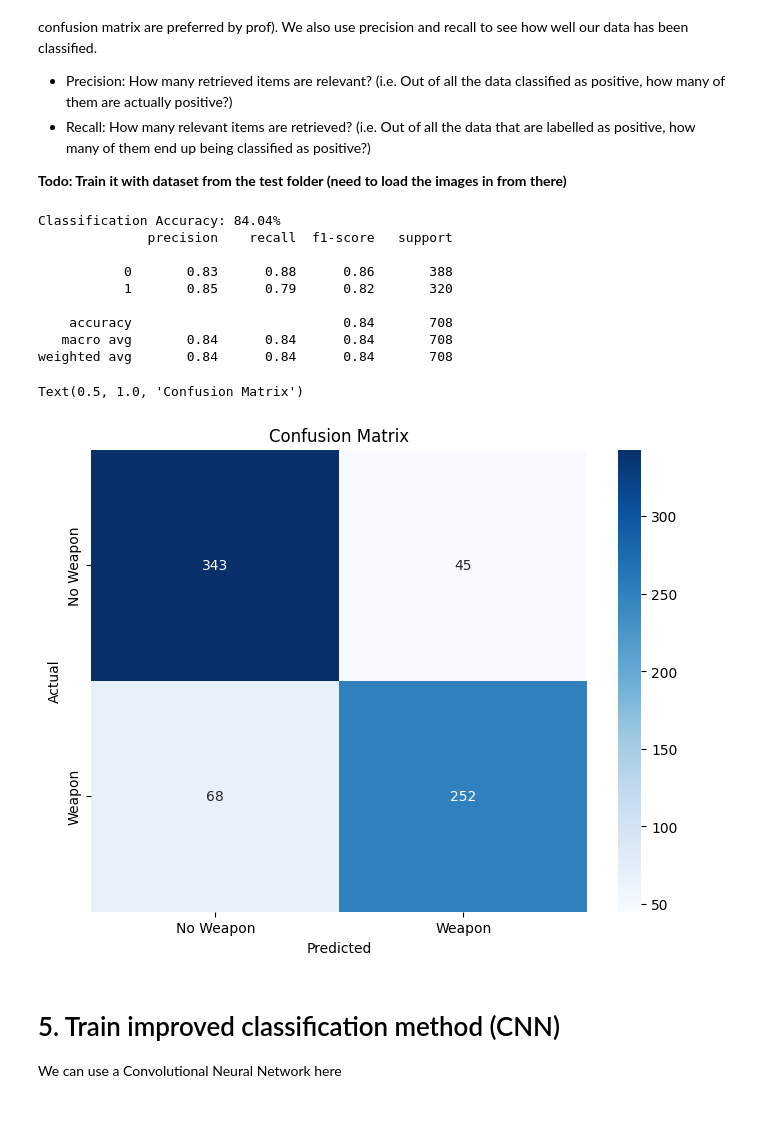
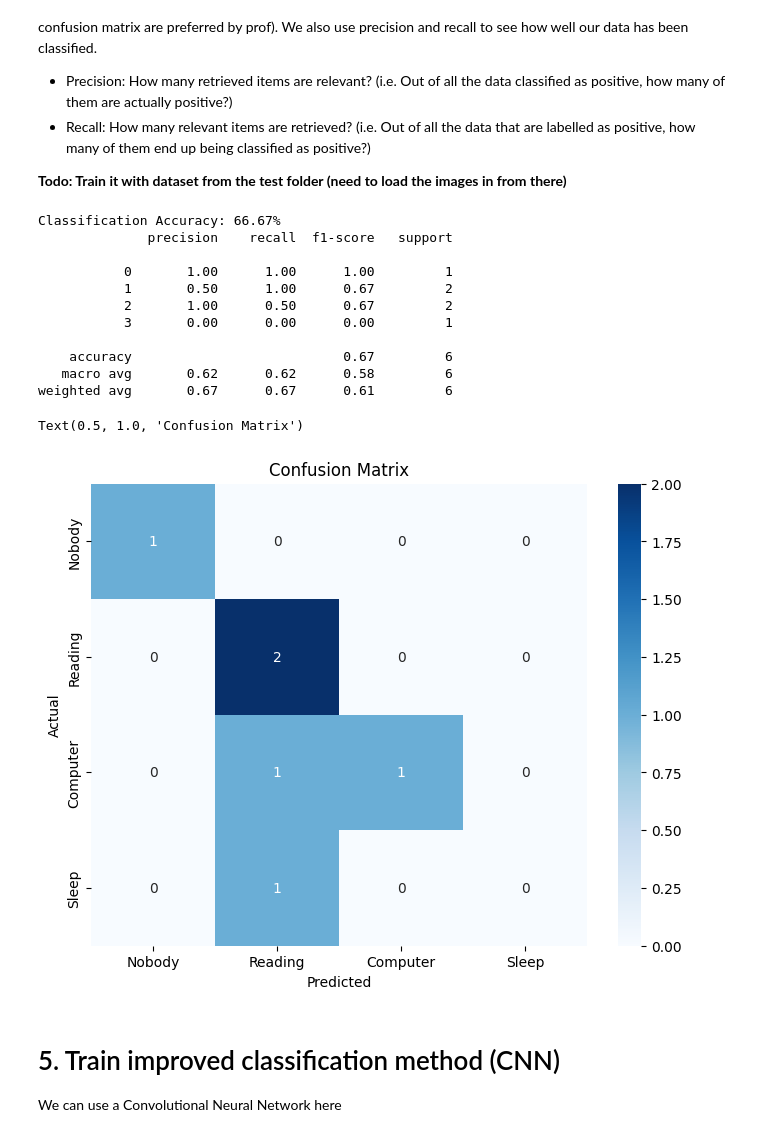
Before and after one commit to jonathanmui4/CS3237-SmartLamp, a Jupyter notebook: ML/Image_detection.ipynb, the cells around one changed output. Drawn from its saved outputs; the diff is of its cells as text; code cells hidden in the pictures.

Commit message:
Add files via upload
update image_detection Jupyter notebook

```diff
--- a/ML/Image_detection.ipynb
+++ b/ML/Image_detection.ipynb
@@ -23,6 +23,7 @@ BATCH_SIZE = 32
 
 # Directories
 # One folder per class -> populate each folder with images of a posture
-reading_dir = "./reading"
-computer_dir = "./computer"
-writing_dir = "./writing"
+reading_dir = "./dataset/reading"
+computer_dir = "./dataset/computer_use"
+asleep_dir = "./dataset/asleep"
+nobody_dir = "./dataset/not_present"
@@ -141,11 +105,13 @@ def extract_features(directory, label):
 
 # Extract features
 # Label 1 for images with weapon, 0 for those without
-weapon_features, weapon_labels = extract_features(train_weapon_dir, 1)
-no_weapon_features, no_weapon_labels = extract_features(train_norm_dir, 0)
+reading_features, reading_labels = extract_features(reading_dir, 1)
+computer_features, computer_labels = extract_features(computer_dir, 2)
+asleep_features, asleep_labels = extract_features(asleep_dir, 3)
+nobody_features, nobody_labels = extract_features(nobody_dir, 0)
 
-X = np.concatenate([weapon_features, no_weapon_features])
-y = np.concatenate([weapon_labels, no_weapon_labels])
+X = np.concatenate([reading_features, computer_features, asleep_features, nobody_features])
+y = np.concatenate([reading_labels, computer_labels, asleep_labels, nobody_labels])
 
 # Split dataset
 X_train, X_test, y_train, y_test = train_test_split(X, y, test_size=0.2, random_state=42)
@@ -224,36 +190,38 @@ Throw test set data into our trained SVM model and print out evaluation metrics
 # %%
 # Evaluate
 # 1. Predict the classes on the test set
 y_pred = clf.predict(X_test)
 
 # 2. Calculate the classification accuracy
 accuracy = accuracy_score(y_test, y_pred)
 print(f"Classification Accuracy: {accuracy * 100:.2f}%")
 print(classification_report(y_test, y_pred))
 
 # 3. Compute the confusion matrix
 conf_matrix = confusion_matrix(y_test, y_pred)
 
 # 4. Display the confusion matrix
 plt.figure(figsize=(8, 6))
 sns.heatmap(conf_matrix, annot=True, fmt="d", cmap="Blues",
-            xticklabels=["No Weapon", "Weapon"],
-            yticklabels=["No Weapon", "Weapon"])
+            xticklabels=["Nobody", "Reading", "Computer", "Sleep"],
+            yticklabels=["Nobody", "Reading", "Computer", "Sleep"])
 plt.ylabel('Actual')
 plt.xlabel('Predicted')
 plt.title('Confusion Matrix')
 # %% [output]
-Classification Accuracy: 84.04%
+Classification Accuracy: 66.67%
               precision    recall  f1-score   support
 
-           0       0.83      0.88      0.86       388
-           1       0.85      0.79      0.82       320
+           0       1.00      1.00      1.00         1
+           1       0.50      1.00      0.67         2
+           2       1.00      0.50      0.67         2
+           3       0.00      0.00      0.00         1
 
-    accuracy                           0.84       708
-   macro avg       0.84      0.84      0.84       708
-weighted avg       0.84      0.84      0.84       708
+    accuracy                           0.67         6
+   macro avg       0.62      0.62      0.58         6
+weighted avg       0.67      0.67      0.61         6
 Text(0.5, 1.0, 'Confusion Matrix')
-[figure, old version]
+[figure, new version]
 # %% [markdown]
 # 5. Train improved classification method (CNN)
 We can use a Convolutional Neural Network here
```
Also changed, not shown: parts of 6 cells of this notebook.
